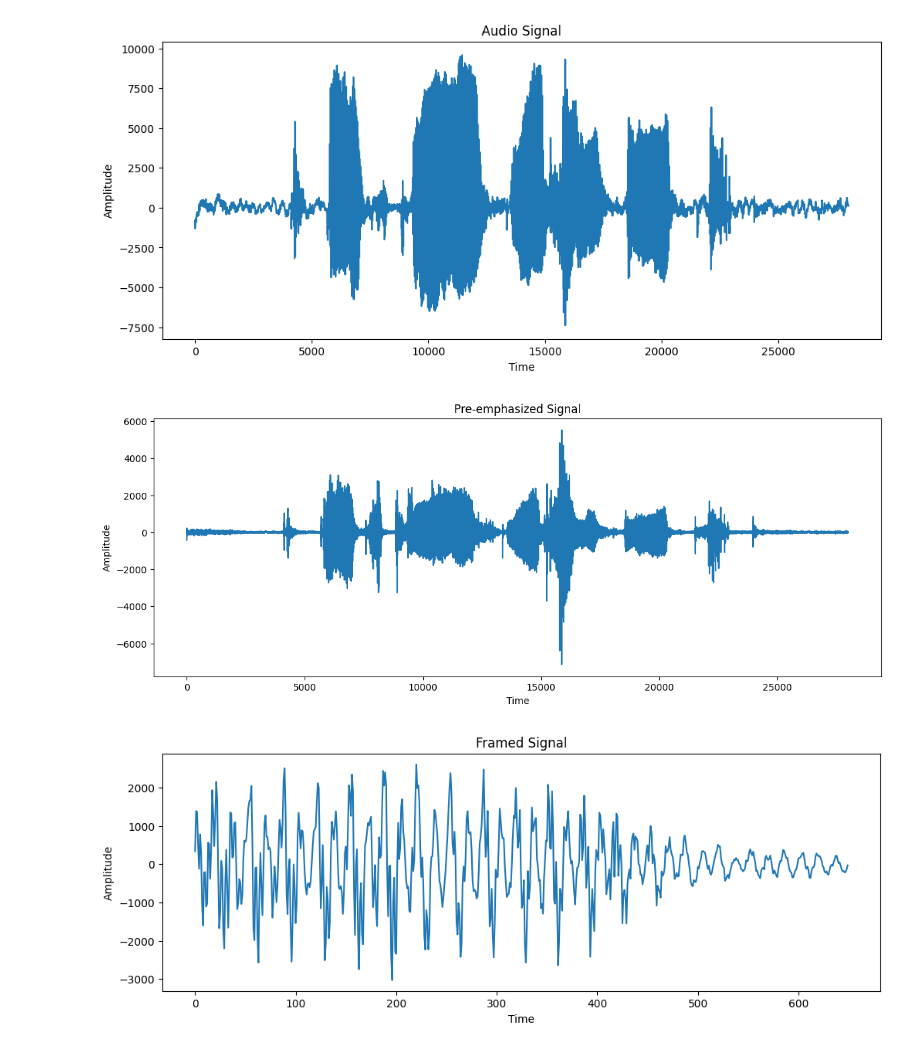
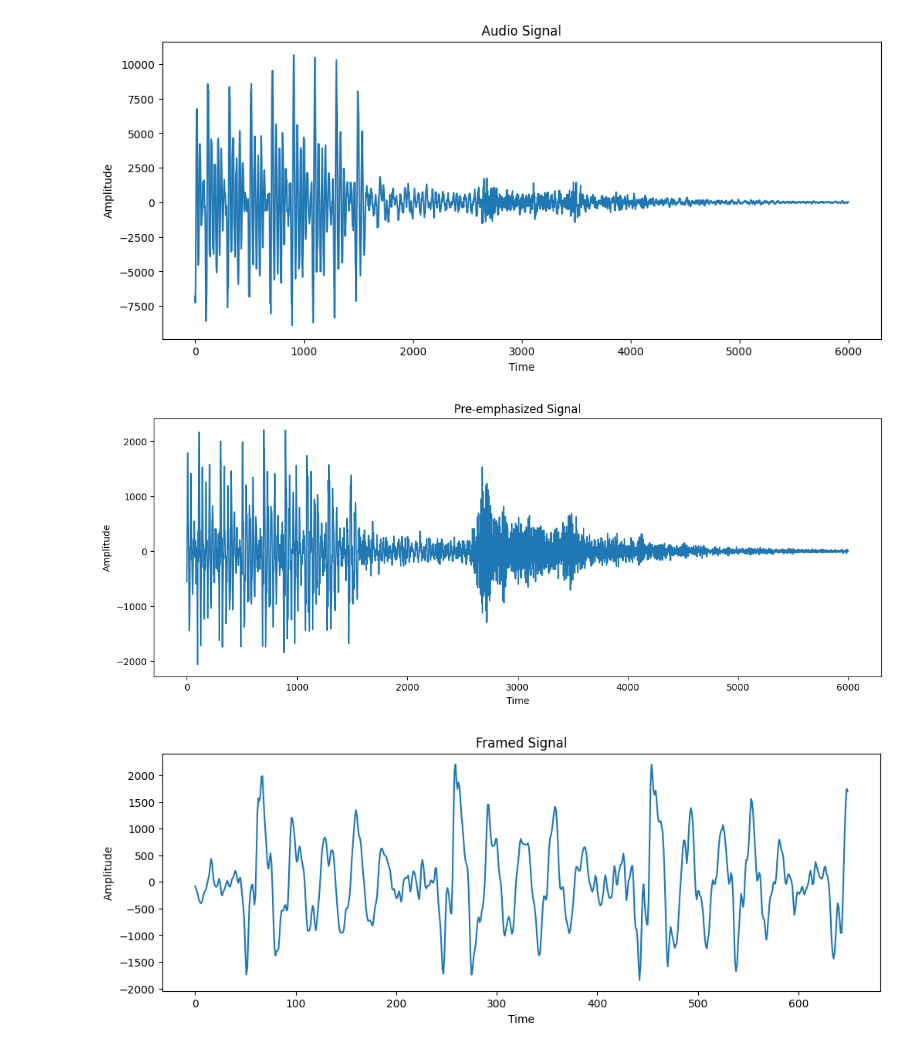
Before and after one commit to svijayvrat/Py-STT-Engine, a Jupyter notebook: stt-engine.ipynb, the cells around one changed output. Cells and saved outputs as stored; diff of their text form; code cells hidden in the pictures.

```diff
--- a/stt-engine.ipynb
+++ b/stt-engine.ipynb
@@ -7,5 +8,5 @@ import math
 # %%
 #all the audio samples are single-channel(mono)
-sampleRate, audio = scipy.io.wavfile.read('C:/users/svija/downloads/OSR_us_000_0010_8k.wav')
+sampleRate, audio = scipy.io.wavfile.read('audioData/Animals/bird/3e31dffe_nohash_0.wav')
 audio=audio[0:int(3.5*sampleRate)]
 sampleRate=audio.size
@@ -11,0 +23,8 @@ sampleRate=audio.size
+# %%
+model = load_silero_vad()
+wav = read_audio('audioData/Animals/bird/0a7c2a8d_nohash_0.wav')
+speech_timestamps = get_speech_timestamps(
+  wav,
+  model
+)
+print(speech_timestamps)
@@ -11,0 +33,7 @@ sampleRate=audio.size
+# %%
+plt.figure(figsize=(12,5))
+plt.plot(audio[speech_timestamps[0]['start']:speech_timestamps[0]['start']+6000])
+plt.show()
+
+audio=audio[speech_timestamps[0]['start']:speech_timestamps[0]['start']+6000]
+sampleRate=audio.size
@@ -18,7 +48,7 @@ plt.ylabel("Amplitude")
 plt.title("Audio Signal")
 plt.show()
 # %% [output]
-[figure, old version]
+[figure, new version]
 # %%
 # # Containing and isolating only speech by removing silence or hums.
 # discard_threshold=max(audio)*0.15
@@ -64,31 +94,31 @@ plt.xlabel('Time')
 plt.ylabel('Amplitude')
 plt.show()
 # %% [output]
-[figure, old version]
+[figure, new version]
 # %%
 # Framing Layer
 # Since the audio wave is more than a second, windowing is necesarry in order to fully capture the features and allow for correct
 # calculations to be performed. Thus, for ease of calculations, we slice the wave.
 # The signal/wave is separated into sections or frames of 25-30 milliseconds.
 # Since some parts of the signal are always at the ends of the frames, and we have to perform hamming window, this may result in data loss.
 # To tackle this, we frame-shift with a stride of 15ms. This ensures that parts of signals get to be in the center of the signal.
 
 shift_stride=220  # ~10 millisecond of stride
 frame_size=650 # ~30 millisecond frame
 audio_frames=[]
 
 # Produces 65 audio frames
 for i in range(0,sampleRate-frame_size,shift_stride):
     audio_frames.append(audio_preemphasized[i:i+frame_size])
 
 plt.figure(figsize=(12,4))
-plt.plot(audio_frames[30])
+plt.plot(audio_frames[2])
 plt.title('Framed Signal')
 plt.xlabel('Time')
 plt.ylabel('Amplitude')
 plt.show()
 # %% [output]
-[figure, old version]
+[figure, new version]
 # %%
 # Windowing Layer
 # Since sudden increase/decrease of amplitude at the edges of the frames create noisy outcomes, we have to smoothen it.
```
Also changed, not shown: parts of 9 cells of this notebook.
